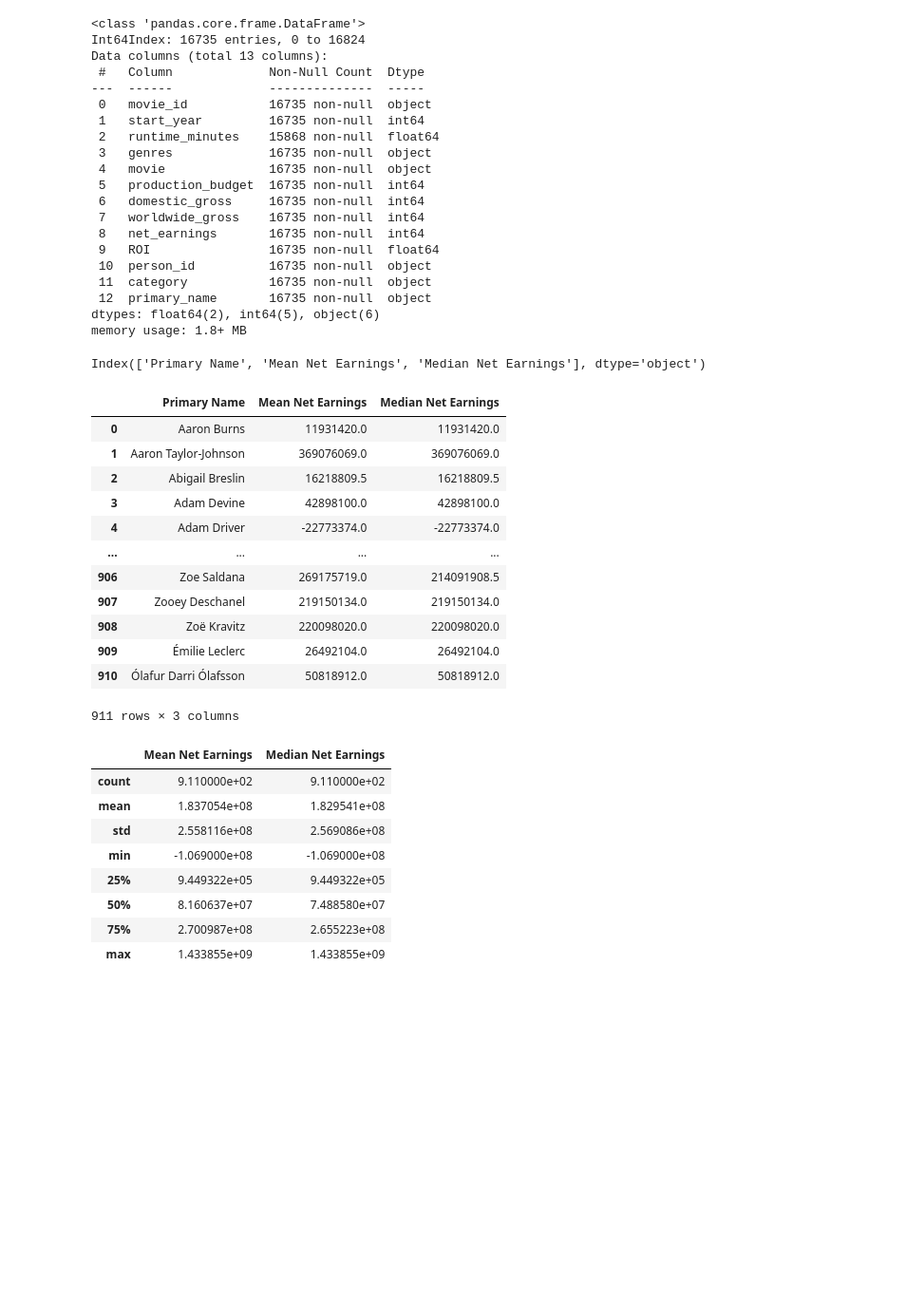
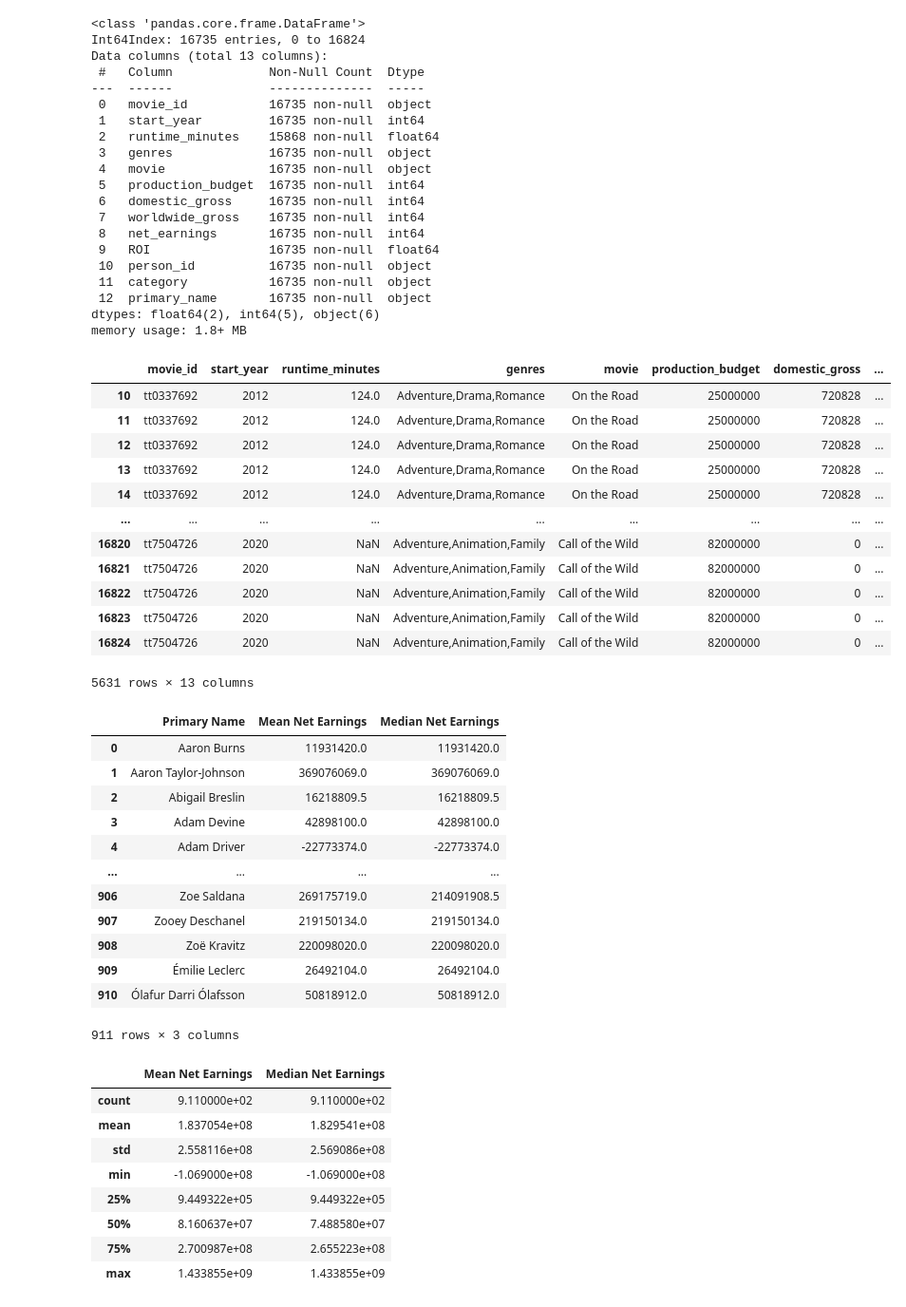
Before and after one commit to RH3421/Project-1-Microsoft-Makes-a-Movie, a Jupyter notebook: MainDF.ipynb, the cells around one changed output. Shown: that part at 95% size. Drawn from its saved outputs; the diff is of its cells as text; code cells hidden in the pictures; blank space fills up the shorter version.

```diff
--- a/MainDF.ipynb
+++ b/MainDF.ipynb
@@ -364,7 +364,28 @@ memory usage: 1.8+ MB
 # %%
 # DF of movies containing Adventure
 adventure_df = GB_People
 adventure_df = adventure_df[adventure_df['genres'].str.contains("Adventure")]
+
+#Created Adventure acting list
+adv_person_list = list(adventure_df['primary_name'])
+
+#DF of all movies with financial data for adventure personnel
+adv_person_fin_DF = GB_People[GB_People['primary_name'].isin(adv_person_list)]
+adv_person_fin_DF
+# %% [output]
+|  | movie_id | start_year | runtime_minutes | genres | movie | production_budget | domestic_gross | ... |
+| 10 | tt0337692 | 2012 | 124.0 | Adventure,Drama,Romance | On the Road | 25000000 | 720828 | ... |
+| 11 | tt0337692 | 2012 | 124.0 | Adventure,Drama,Romance | On the Road | 25000000 | 720828 | ... |
+| 12 | tt0337692 | 2012 | 124.0 | Adventure,Drama,Romance | On the Road | 25000000 | 720828 | ... |
+| 13 | tt0337692 | 2012 | 124.0 | Adventure,Drama,Romance | On the Road | 25000000 | 720828 | ... |
+| 14 | tt0337692 | 2012 | 124.0 | Adventure,Drama,Romance | On the Road | 25000000 | 720828 | ... |
+| ... | ... | ... | ... | ... | ... | ... | ... | ... |
+| 16820 | tt7504726 | 2020 | NaN | Adventure,Animation,Family | Call of the Wild | 82000000 | 0 | ... |
+| 16821 | tt7504726 | 2020 | NaN | Adventure,Animation,Family | Call of the Wild | 82000000 | 0 | ... |
+| 16822 | tt7504726 | 2020 | NaN | Adventure,Animation,Family | Call of the Wild | 82000000 | 0 | ... |
+| 16823 | tt7504726 | 2020 | NaN | Adventure,Animation,Family | Call of the Wild | 82000000 | 0 | ... |
+| 16824 | tt7504726 | 2020 | NaN | Adventure,Animation,Family | Call of the Wild | 82000000 | 0 | ... |
+5631 rows × 13 columns
 # %%
 # Function that groups individuals by name, returning the mean and median of net earnings
 import numpy as np
@@ -383,22 +404,20 @@ def jobs(data, job):
 advent_act = jobs(adventure_df, "actor|actress")
 
 # Create table grouped by individual actor/actress showing their median and mean net earnings
-ind_fin = ind_earn(advent_act)
-print(ind_fin.columns)
-ind_fin
+indact_fin = ind_earn(advent_act)
+indact_fin
 # %% [output]
+|  | Primary Name | Mean Net Earnings | Median Net Earnings |
+| 0 | Aaron Burns | 11931420.0 | 11931420.0 |
+| 1 | Aaron Taylor-Johnson | 369076069.0 | 369076069.0 |
+| 2 | Abigail Breslin | 16218809.5 | 16218809.5 |
+| 3 | Adam Devine | 42898100.0 | 42898100.0 |
+| 4 | Adam Driver | -22773374.0 | -22773374.0 |
+| ... | ... | ... | ... |
+| 906 | Zoe Saldana | 269175719.0 | 214091908.5 |
+| 907 | Zooey Deschanel | 219150134.0 | 219150134.0 |
+| 908 | Zoë Kravitz | 220098020.0 | 220098020.0 |
+| 909 | Émilie Leclerc | 26492104.0 | 26492104.0 |
+| 910 | Ólafur Darri Ólafsson | 50818912.0 | 50818912.0 |
-Index(['Primary Name', 'Mean Net Earnings', 'Median Net Earnings'], dtype='object')
+911 rows × 3 columns
-|  | Primary Name | Mean Net Earnings | Median Net Earnings |
-| 0 | Aaron Burns | 11931420.0 | 11931420.0 |
-| 1 | Aaron Taylor-Johnson | 369076069.0 | 369076069.0 |
-| 2 | Abigail Breslin | 16218809.5 | 16218809.5 |
-| 3 | Adam Devine | 42898100.0 | 42898100.0 |
-| 4 | Adam Driver | -22773374.0 | -22773374.0 |
-| ... | ... | ... | ... |
-| 906 | Zoe Saldana | 269175719.0 | 214091908.5 |
-| 907 | Zooey Deschanel | 219150134.0 | 219150134.0 |
-| 908 | Zoë Kravitz | 220098020.0 | 220098020.0 |
-| 909 | Émilie Leclerc | 26492104.0 | 26492104.0 |
-| 910 | Ólafur Darri Ólafsson | 50818912.0 | 50818912.0 |
-911 rows × 3 columns
 # %%
```
Also changed, not shown: parts of 5 cells of this notebook.
